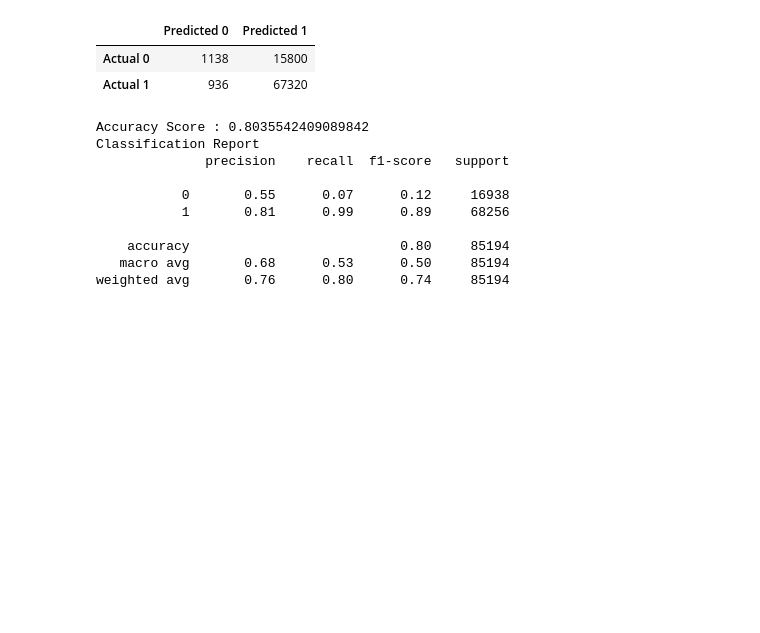
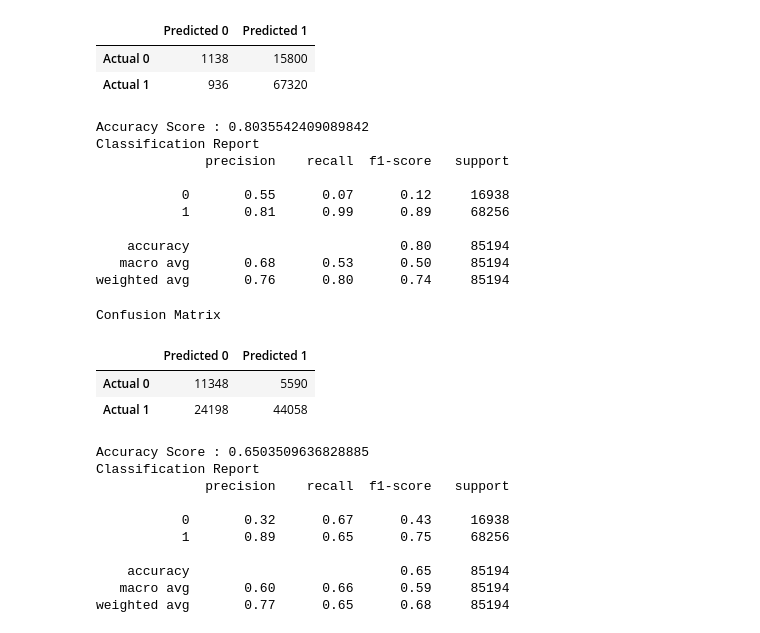
Before and after one commit to soumyaranjanswaincan/loan_analysis_project, a Jupyter notebook: loan_analysis.ipynb, the cells around one changed output. Saved outputs shown, nothing was run; the diff lists cells and outputs as text; code cells hidden in the pictures; blank space fills up the shorter version.

Commit message:
add weight and rnadom forest

```diff
--- a/loan_analysis.ipynb
+++ b/loan_analysis.ipynb
@@ -154,6 +154,50 @@ Classification Report
     accuracy                           0.80     85194
    macro avg       0.68      0.53      0.50     85194
 weighted avg       0.76      0.80      0.74     85194
+# %%
+# Instantiate the Logistic Regression model
+logistic_regression_model2 = LogisticRegression(random_state=78, class_weight="balanced")
+
+# Fit the model using training data
+lr_model2 = logistic_regression_model2.fit(X_train_scaled, y_train)
+# %%
+# Make a prediction using the testing data
+testing_predictions2 = logistic_regression_model2.predict(X_test_scaled)
+
+# Generate a confusion matrix for the model
+testing_matrix2 = confusion_matrix(y_test, testing_predictions2)
+# %%
+#Model evaluation
+cm2 = confusion_matrix(y_test, testing_predictions2)
+cm_df2 = pd.DataFrame(
+    cm2, index=["Actual 0", "Actual 1"], columns=["Predicted 0", "Predicted 1"]
+)
+
+# Calculating the accuracy score
+from sklearn.metrics import accuracy_score
+acc_score2 = accuracy_score(y_test, testing_predictions2)
+# %%
+# Displaying results
+print("Confusion Matrix")
+display(cm_df2)
+print(f"Accuracy Score : {acc_score2}")
+print("Classification Report")
+print(classification_report(y_test, testing_predictions2))
+# %% [output]
+Confusion Matrix
+|  | Predicted 0 | Predicted 1 |
+| Actual 0 | 11348 | 5590 |
+| Actual 1 | 24198 | 44058 |
+Accuracy Score : 0.6503509636828885
+Classification Report
+              precision    recall  f1-score   support
+
+           0       0.32      0.67      0.43     16938
+           1       0.89      0.65      0.75     68256
+
+    accuracy                           0.65     85194
+   macro avg       0.60      0.66      0.59     85194
+weighted avg       0.77      0.65      0.68     85194
 # %%
 #Fitting the Decision Tree Model
 from sklearn import tree
```
Also changed, not shown: parts of 11 cells of this notebook.
